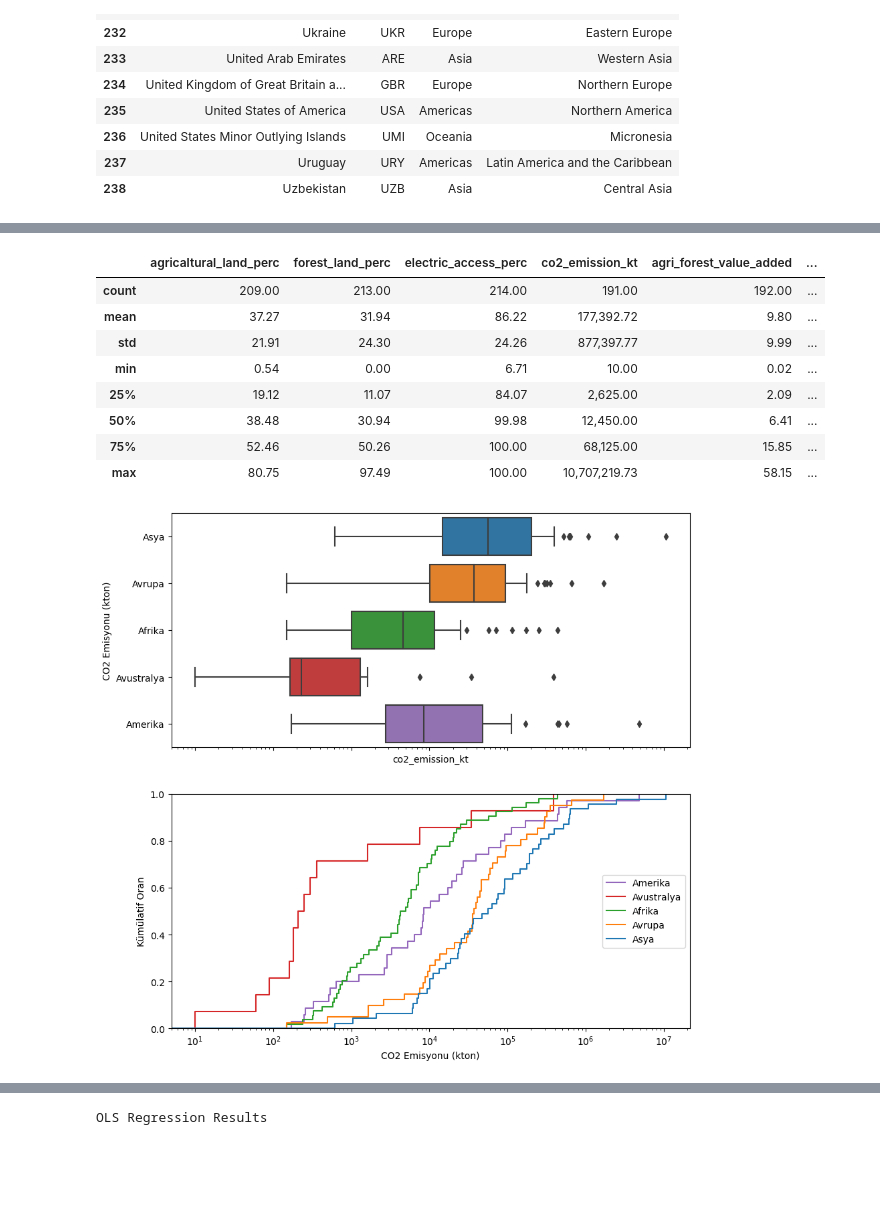
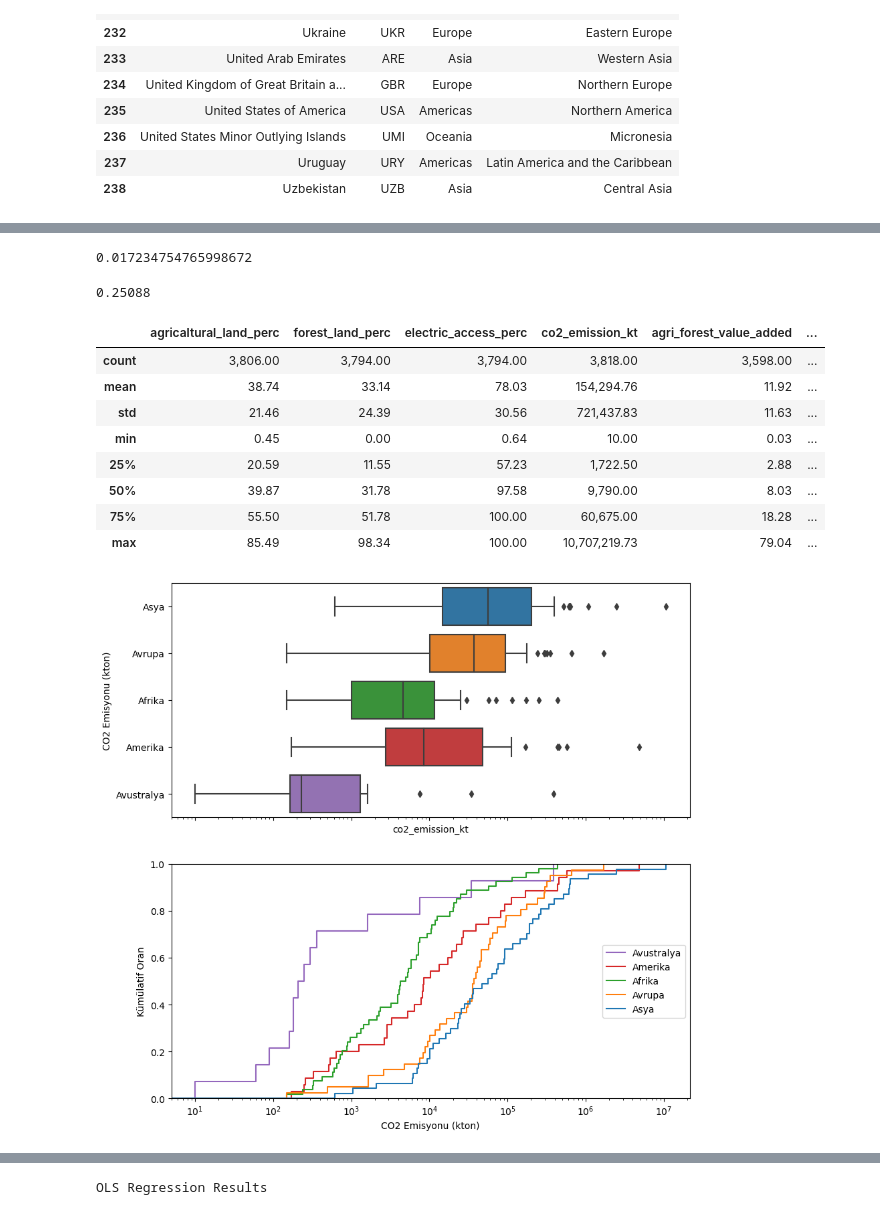
Before and after one commit to TunahanKanbak/VBM655, a Jupyter notebook: main.ipynb, the cells around one changed output, grey strips where cells are left out. Saved outputs shown, nothing was run; the diff lists cells and outputs as text; code cells hidden in the pictures; blank space fills up the shorter version.

```diff
--- a/main.ipynb
+++ b/main.ipynb
@@ -84,4 +84,4 @@ for year in ["{:d}".format(year) for year in range(2000, 2021)]:
         single_year_values["data_year"] = int(year)
     all_data_df = pd.concat([all_data_df, single_year_values], axis=0)
 
-all_data_df["transformed_co2_emission_kt"] = np.log(all_data_df.co2_emission_kt)
+all_data_df.dropna(subset=["co2_emission_kt"],inplace=True)
@@ -88,28 +238,43 @@ all_data_df["transformed_co2_emission_kt"] = np.log(all_data_df.co2_emission_kt)
+# %%
+firstSeries = pd.Series(np.random.normal(loc=5, scale=2, size=2000))
+firstLabel = "first"
+
+secondSeries = pd.Series(np.random.normal(loc=5.01, scale=2, size=2000))
+secondLabel = "second"
+
+t_stat, p_value = stats.ttest_ind(firstSeries, secondSeries, alternative="less")
+display(p_value)
+
+p_value = permutation_test_independent(firstSeries, secondSeries)
+display(p_value)
+# %% [output]
+0.017234754765998672
+0.25088
 # %%
-display(all_data_df[all_data_df["data_year"] == 2019].describe())
+display(all_data_df.describe())
 # %% [output]
 |  | agricaltural_land_perc | forest_land_perc | electric_access_perc | co2_emission_kt | agri_forest_value_added | ... |
-| count | 209.00 | 213.00 | 214.00 | 191.00 | 192.00 | ... |
-| mean | 37.27 | 31.94 | 86.22 | 177,392.72 | 9.80 | ... |
-| std | 21.91 | 24.30 | 24.26 | 877,397.77 | 9.99 | ... |
-| min | 0.54 | 0.00 | 6.71 | 10.00 | 0.02 | ... |
-| 25% | 19.12 | 11.07 | 84.07 | 2,625.00 | 2.09 | ... |
-| 50% | 38.48 | 30.94 | 99.98 | 12,450.00 | 6.41 | ... |
-| 75% | 52.46 | 50.26 | 100.00 | 68,125.00 | 15.85 | ... |
-| max | 80.75 | 97.49 | 100.00 | 10,707,219.73 | 58.15 | ... |
+| count | 3,806.00 | 3,794.00 | 3,794.00 | 3,818.00 | 3,598.00 | ... |
+| mean | 38.74 | 33.14 | 78.03 | 154,294.76 | 11.92 | ... |
+| std | 21.46 | 24.39 | 30.56 | 721,437.83 | 11.63 | ... |
+| min | 0.45 | 0.00 | 0.64 | 10.00 | 0.03 | ... |
+| 25% | 20.59 | 11.55 | 57.23 | 1,722.50 | 2.88 | ... |
+| 50% | 39.87 | 31.78 | 97.58 | 9,790.00 | 8.03 | ... |
+| 75% | 55.50 | 51.78 | 100.00 | 60,675.00 | 18.28 | ... |
+| max | 85.49 | 98.34 | 100.00 | 10,707,219.73 | 79.04 | ... |
 # %%
 fig, ax = plt.subplots(nrows=2, ncols=1, sharex=True)
 
 filter_year = all_data_df["data_year"] == 2019
 sns.boxplot(data=all_data_df[filter_year], y="region", x="co2_emission_kt", ax=ax[0])
 ax[0].set_ylabel("CO2 Emisyonu (kton)")
-ax[0].set_yticks(labels=["Asya", "Avrupa", "Afrika", "Avustralya", "Amerika"], ticks=[0,1,2,3,4])
+ax[0].set_yticks(labels=["Asya", "Avrupa", "Afrika", "Amerika", "Avustralya"], ticks=[0,1,2,3,4])
 
 sns.ecdfplot(data=all_data_df[filter_year], x="co2_emission_kt", hue="region", legend=False, ax=ax[1])
 ax[1].semilogx()
 ax[1].set_xlabel("CO2 Emisyonu (kton)")
 ax[1].set_ylabel("Kümülatif Oran")
-ax[1].legend(labels=np.flip(["Asya", "Avrupa", "Afrika", "Avustralya", "Amerika"]), loc="center right")
+ax[1].legend(labels=np.flip(["Asya", "Avrupa", "Afrika", "Amerika", "Avustralya"]), loc="center right")
 fig.set_size_inches(10,10)
 # %% [output]
-[figure, old version]
+[figure, new version]
```
Also changed, not shown: parts of 13 cells of this notebook.
